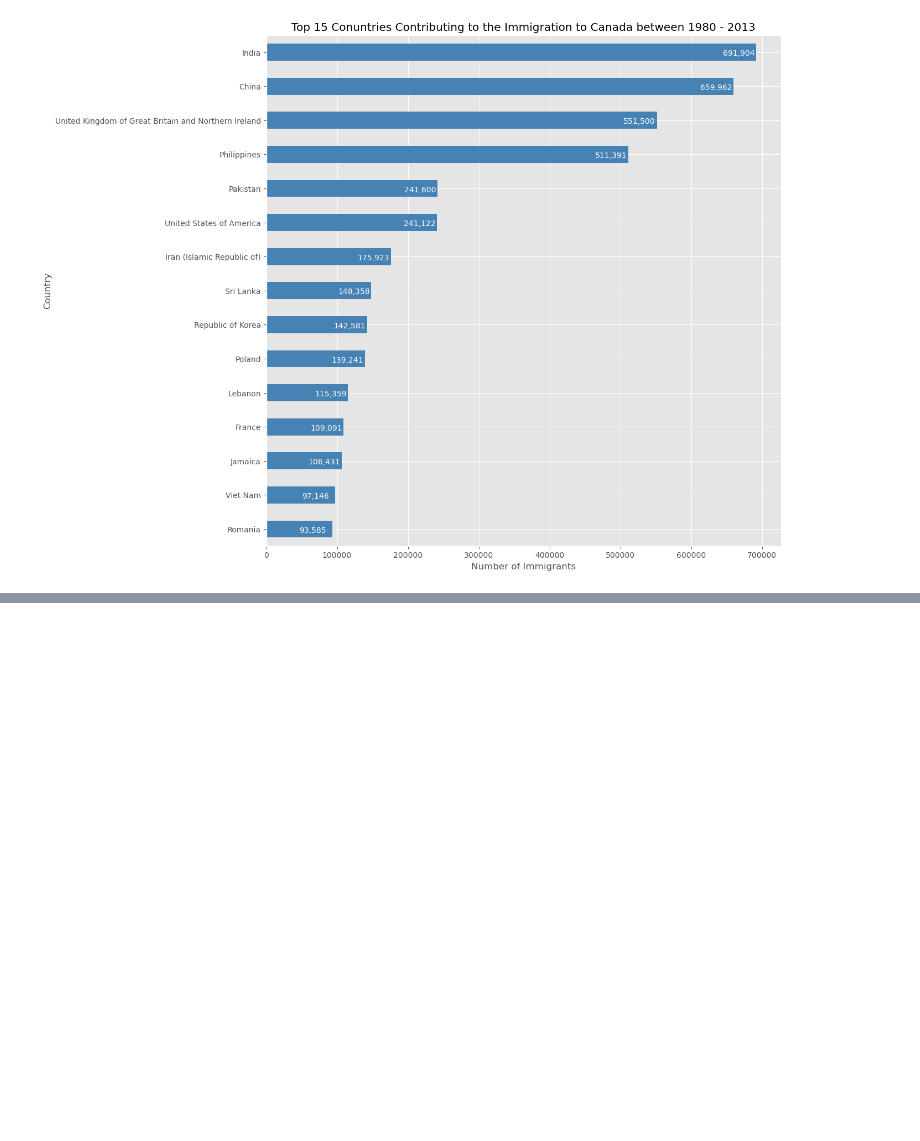
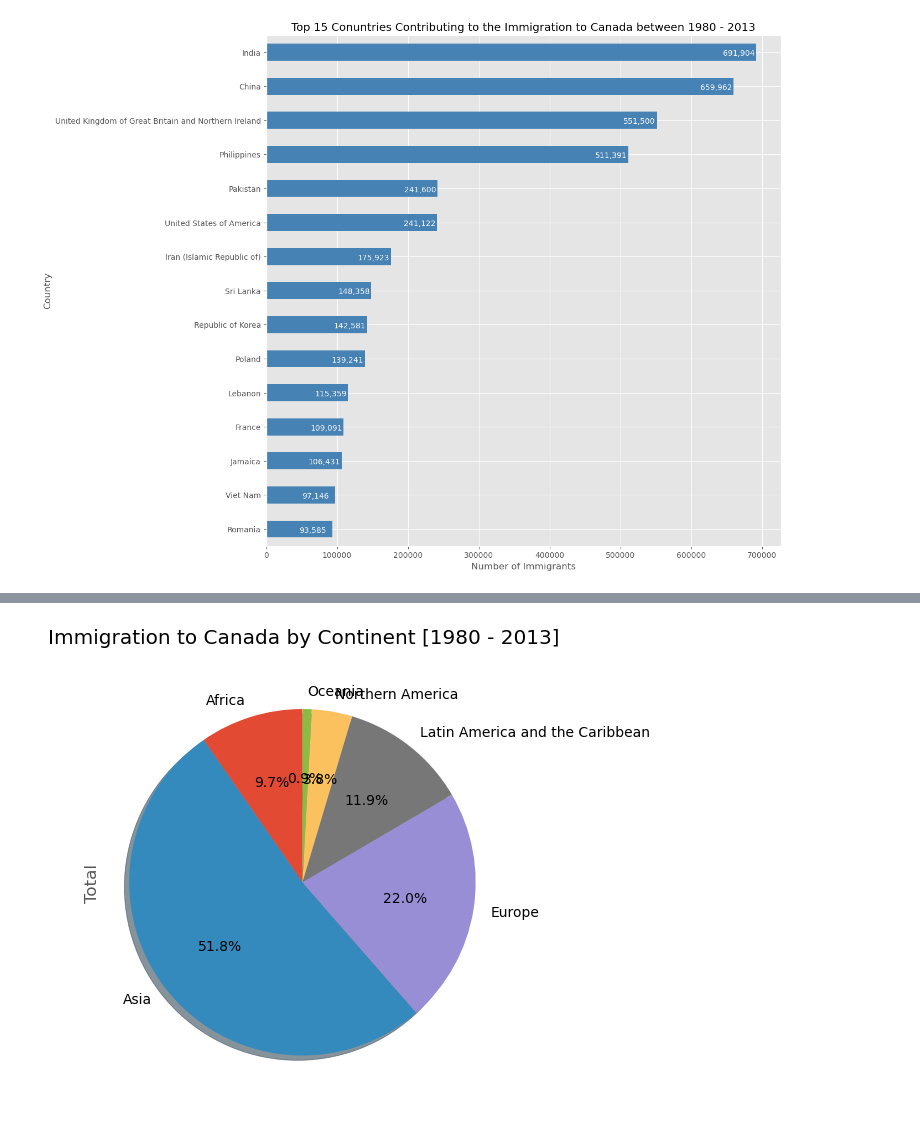
Before and after one commit to HashemRawashdeh/Study, a Jupyter notebook: Data Science/Online Cources/Data Science Professional Certificate/Canada Immigration.ipynb, the cells around one changed output, grey strips where cells are left out. Saved outputs shown, nothing was run; the diff lists cells and outputs as text; code cells hidden in the pictures; blank space fills up the shorter version.

Commit message:
Finished week 2 of data visualization course

```diff
--- a/Data Science/Online Cources/Data Science Professional Certificate/Canada Immigration.ipynb
+++ b/Data Science/Online Cources/Data Science Professional Certificate/Canada Immigration.ipynb
@@ -386,0 +395,3 @@ plt.show()
+# %%
+df_continents = df.groupby('Continent').sum()
+df_continents
@@ -386,0 +408,15 @@ plt.show()
+# %%
+# autopct create %, start angle represent starting point
+df_continents['Total'].plot(kind='pie',
+                            figsize=(5, 6),
+                            autopct='%1.1f%%', # add in percentages
+                            startangle=90,     # start angle 90° (Africa)
+                            shadow=True,       # add shadow
+                            )
+
+plt.title('Immigration to Canada by Continent [1980 - 2013]')
+plt.axis('equal') # Sets the pie chart to look like a circle.
+
+plt.show()
+# %% [output]
+[figure, added]
```
Also changed, not shown: parts of 22 cells of this notebook.
